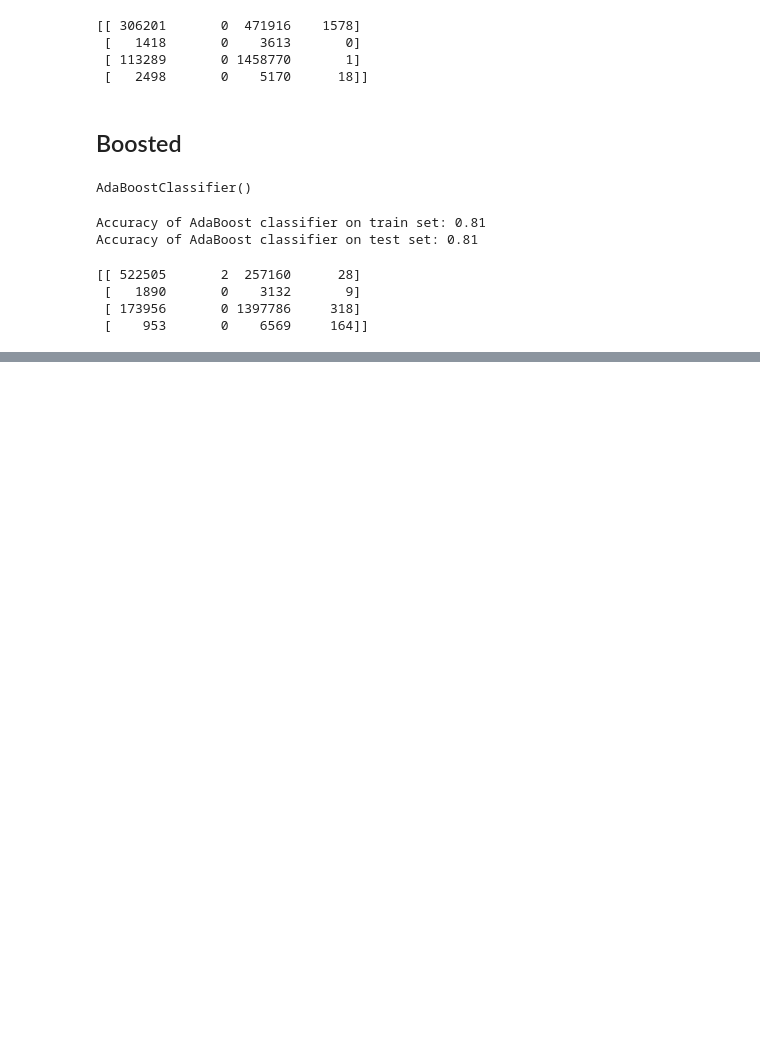
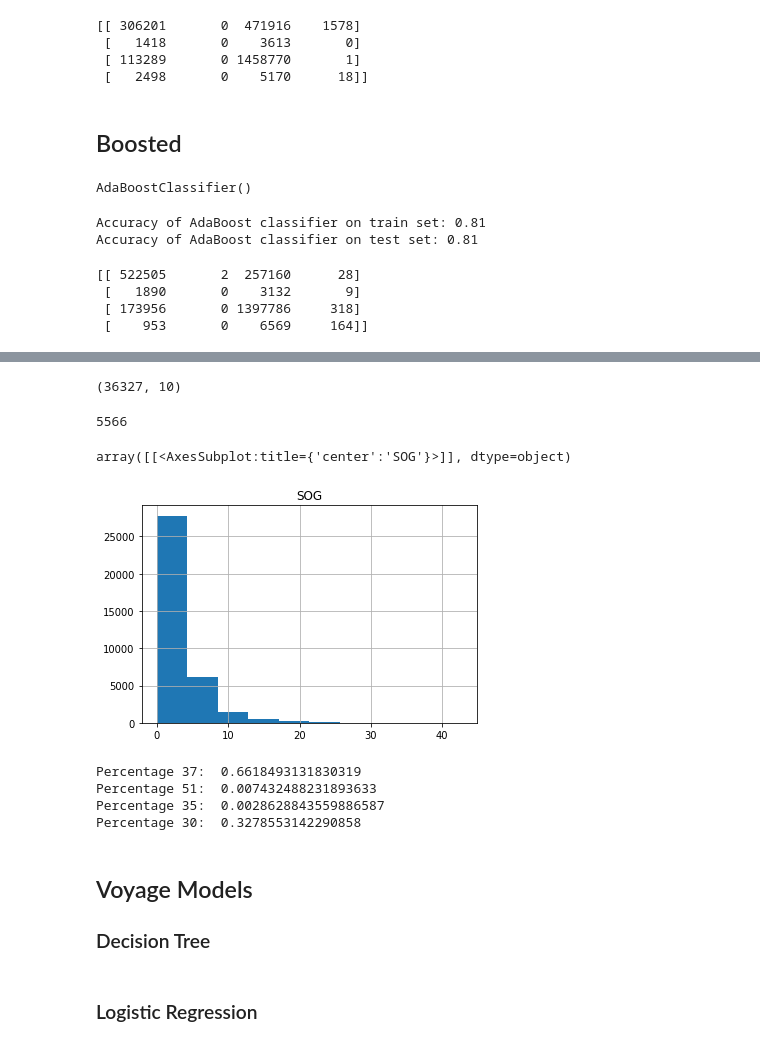
Before and after one commit to bevvvvv/vessel-classification, a Jupyter notebook: VesselClassification.ipynb, the cells around one changed output, grey strips where cells are left out. Cells and saved outputs as stored; diff of their text form; code cells hidden in the pictures; blank space fills up the shorter version.

Commit message:
start voyage view classifiers

```diff
--- a/VesselClassification.ipynb
+++ b/VesselClassification.ipynb
@@ -269,0 +272,19 @@ print(confusion_matrix)
+# %%
+dir_path = './data/voyage_agg/'
+all_files = os.listdir(dir_path)
+all_files = [dir_path + f for f in all_files]
+
+other_dir = './data/voyage_agg_sub/'
+first = True
+for f in all_files:
+    temp = pd.read_csv(f)
+    temp = temp[temp.VesselType.isin([37,51,35,30])]
+    if first:
+        temp.to_csv(other_dir + 'binary_set.csv',index=False)
+        first = False
+    else:
+        temp.to_csv(other_dir + 'binary_set.csv',index=False,header=False,mode='a')
+del temp
+# %%
+ais = pd.read_csv(other_dir + 'binary_set.csv')
+ais.head()
@@ -269,0 +298,34 @@ print(confusion_matrix)
+# %%
+ais.shape
+# %% [output]
+(36327, 10)
+# %%
+ais.VesselName.nunique()
+# %% [output]
+5566
+# %%
+ais[ais.SOG >= 0].hist('SOG')
+# %% [output]
+array([[<AxesSubplot:title={'center':'SOG'}>]], dtype=object)
+[figure, added]
+# %%
+count_p = len(ais[ais.VesselType == 37])
+count_s = len(ais[ais.VesselType == 51])
+count_mil = len(ais[ais.VesselType == 35])
+count_fish = len(ais[ais.VesselType == 30])
+count_tot = count_mil + count_p + count_s + count_fish
+print('Percentage 37: ', count_p / count_tot)
+print('Percentage 51: ', count_s / count_tot)
+print('Percentage 35: ', count_mil / count_tot)
+print('Percentage 30: ', count_fish / count_tot)
+# %% [output]
+Percentage 37:  0.6618493131830319
+Percentage 51:  0.007432488231893633
+Percentage 35:  0.0028628843559886587
+Percentage 30:  0.3278553142290858
+# %% [markdown]
+## Voyage Models
+
+### Decision Tree
+# %% [markdown]
+### Logistic Regression
```
Also changed, not shown: parts of 2 cells of this notebook, 2 other files.
